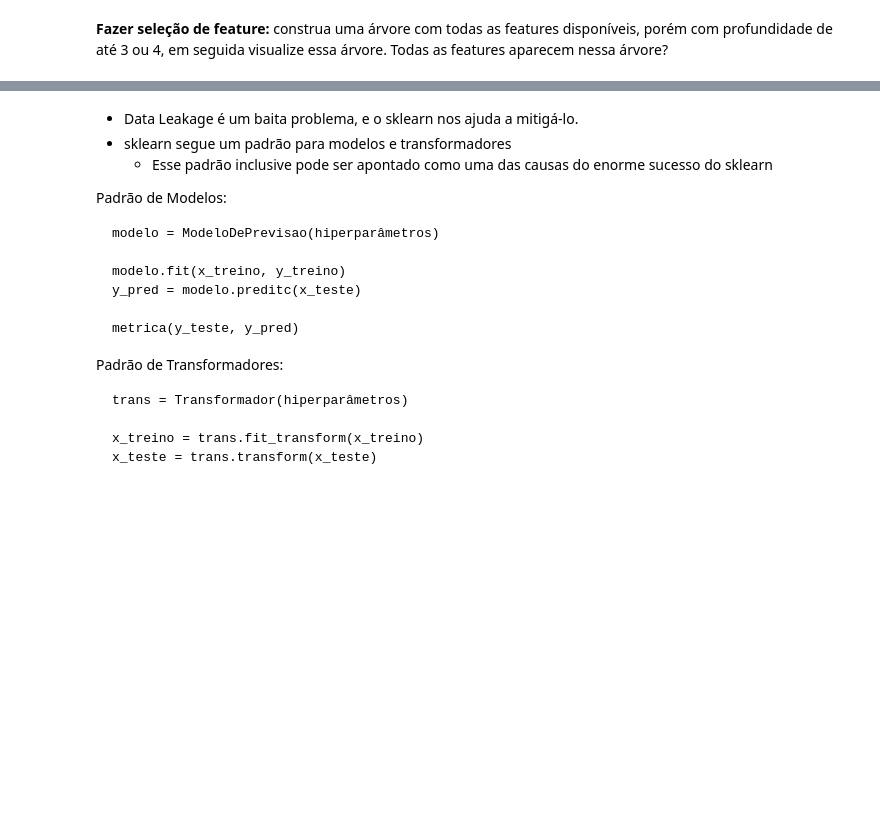
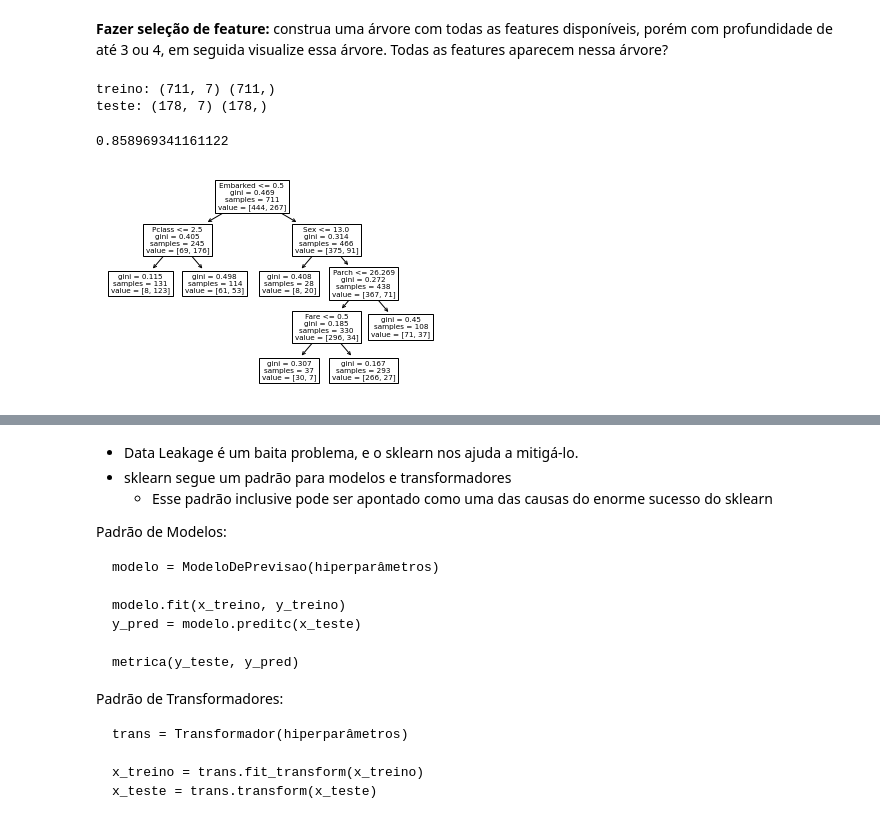
Before and after one commit to dehscardoso/lets-boti, a Jupyter notebook: 06 Machine Learning I/Aula 06/867_machine_learning_i_06.ipynb, the cells around one changed output, grey strips where cells are left out. Cells and saved outputs as stored; diff of their text form; code cells hidden in the pictures; blank space fills up the shorter version.

```diff
--- a/06 Machine Learning I/Aula 06/867_machine_learning_i_06.ipynb
+++ b/06 Machine Learning I/Aula 06/867_machine_learning_i_06.ipynb
@@ -62,0 +33,2 @@ plot_tree(modelo, feature_names=['Age']);
+# %%
+df['Age'] = df['Age'].fillna(value = df['Age'].mean())
@@ -63,5 +64,42 @@ plot_tree(modelo, feature_names=['Age']);
 # %% [markdown]
 **Fazer seleção de feature:** construa uma árvore com todas as features disponíveis, porém com profundidade de até 3 ou 4, em seguida visualize essa árvore. Todas as features aparecem nessa árvore?
+# %%
+var_expl_num = ['Pclass', 'Age', 'SibSp','Parch', 'Fare']
+var_expl_cat = ['Embarked','Sex']
+var_expl = var_expl_num + var_expl_cat
+var_resp = 'Survived'
+
+df.dropna(subset=var_expl, inplace=True)
+
+df_treino, df_teste = train_test_split(df, test_size = 0.2, random_state = 1)
+
+x_treino = df_treino[var_expl].copy()
+x_teste = df_teste[var_expl].copy()
+
+y_treino = df_treino[var_resp].copy()
+y_teste = df_teste[var_resp].copy()
+
+oe = OrdinalEncoder()
+x_treino[var_expl_cat] = oe.fit_transform(x_treino[var_expl_cat])
+x_teste[var_expl_cat] = oe.transform(x_teste[var_expl_cat])
+
+print('treino:', x_treino.shape, y_treino.shape)
+print('teste:', x_teste.shape, y_teste.shape)
+
+modelo = DecisionTreeClassifier(max_depth=4, min_samples_split=0.2, max_leaf_nodes=6, random_state = 1)
+modelo.fit(x_treino, y_treino)
+
+y_teste_pred = modelo.predict_proba(x_teste)[:, 1]
+
+roc_auc_score(y_teste, y_teste_pred)
+# %% [output]
+treino: (711, 7) (711,)
+teste: (178, 7) (178,)
+0.858969341161122
+# %%
+plot_tree(modelo, feature_names=['Pclass', 'Sex', 'Age', 'SibSp','Parch', 'Fare', 'Embarked']);
+# %% [output]
+[figure, added]
 # %% [markdown]
 ## Utilidades do sklearn
 Case Exemplo:
```
Also changed, not shown: parts of 10 cells of this notebook, 1 other file.
